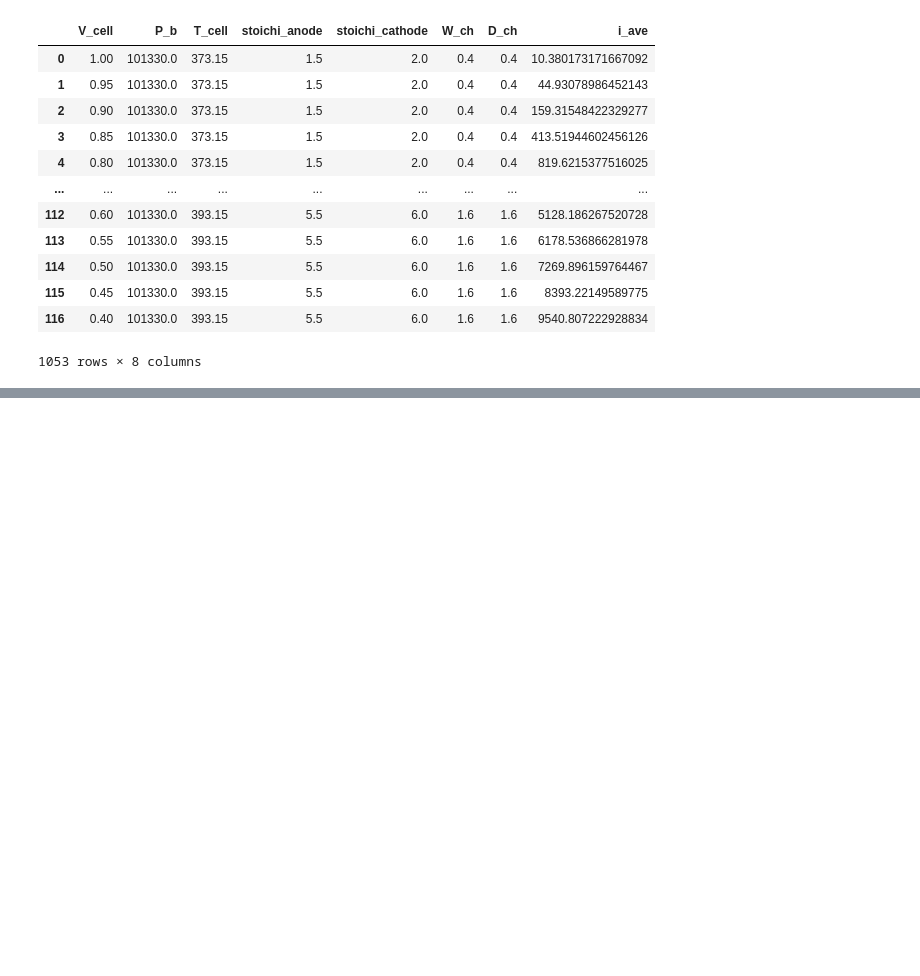
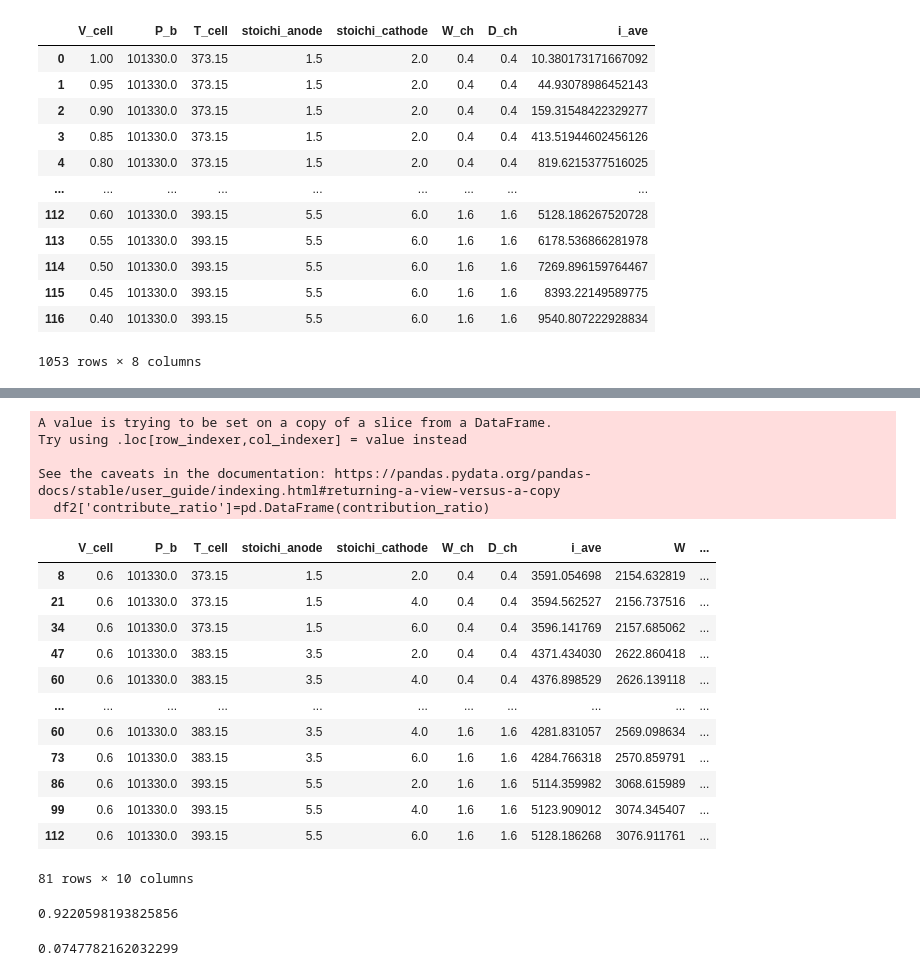
Before and after one commit to OkaHaruya/Oka-fcsl, a Jupyter notebook: ANOVA_24-3-21/OA.ipynb, the cells around one changed output, grey strips where cells are left out. Saved outputs shown, nothing was run; the diff lists cells and outputs as text; code cells hidden in the pictures; blank space fills up the shorter version.

```diff
--- a/ANOVA_24-3-21/OA.ipynb
+++ b/ANOVA_24-3-21/OA.ipynb
@@ -103,0 +122,3 @@ df
+# %%
+df= df.astype(float)
+df.info()
@@ -103,0 +141,3 @@ df
+# %%
+df['W']=df['V_cell']*df['i_ave']
+df
@@ -103,0 +158,3 @@ df
+# %%
+df2 = df[(df['V_cell']==0.60)]
+df2
@@ -103,0 +178,7 @@ df
+# %%
+# 分散分析モデルの定義
+model = ols('W ~ C(P_b) + C(T_cell) + C(stoichi_anode) + C(stoichi_cathode) + C(W_ch) + C(D_ch)', data=df2).fit()
+
+# 分散分析表の表示
+anova_table = sm.stats.anova_lm(model, typ=2)
+anova_table
@@ -103,0 +194,45 @@ df
+# %%
+# 各要素の変動を取得
+total_variance = anova_table['sum_sq']['Residual']  + anova_table['sum_sq']['C(P_b)'] + \
+                anova_table['sum_sq']['C(T_cell)'] + anova_table['sum_sq']['C(stoichi_anode)'] + anova_table['sum_sq']['C(stoichi_cathode)'] + \
+                anova_table['sum_sq']['C(W_ch)'] + anova_table['sum_sq']['C(D_ch)']
+
+treatment_variance = anova_table['sum_sq']['C(P_b)'] + \
+                    anova_table['sum_sq']['C(T_cell)'] + anova_table['sum_sq']['C(stoichi_anode)'] + \
+                    anova_table['sum_sq']['C(stoichi_cathode)'] + anova_table['sum_sq']['C(W_ch)'] + \
+                    anova_table['sum_sq']['C(D_ch)']
+
+#寄与率を計算
+for param in anova_table['sum_sq']:
+    contribution_ratio = []
+    contribution_ratio.append(param / total_variance)
+
+df2['contribute_ratio']=pd.DataFrame(contribution_ratio)
+df2
+# %% [output]
+A value is trying to be set on a copy of a slice from a DataFrame.
+Try using .loc[row_indexer,col_indexer] = value instead
+
+See the caveats in the documentation: https://pandas.pydata.org/pandas-docs/stable/user_guide/indexing.html#returning-a-view-versus-a-copy
+  df2['contribute_ratio']=pd.DataFrame(contribution_ratio)
+|  | V_cell | P_b | T_cell | stoichi_anode | stoichi_cathode | W_ch | D_ch | i_ave | W | ... |
+| 8 | 0.6 | 101330.0 | 373.15 | 1.5 | 2.0 | 0.4 | 0.4 | 3591.054698 | 2154.632819 | ... |
+| 21 | 0.6 | 101330.0 | 373.15 | 1.5 | 4.0 | 0.4 | 0.4 | 3594.562527 | 2156.737516 | ... |
+| 34 | 0.6 | 101330.0 | 373.15 | 1.5 | 6.0 | 0.4 | 0.4 | 3596.141769 | 2157.685062 | ... |
+| 47 | 0.6 | 101330.0 | 383.15 | 3.5 | 2.0 | 0.4 | 0.4 | 4371.434030 | 2622.860418 | ... |
+| 60 | 0.6 | 101330.0 | 383.15 | 3.5 | 4.0 | 0.4 | 0.4 | 4376.898529 | 2626.139118 | ... |
+| ... | ... | ... | ... | ... | ... | ... | ... | ... | ... | ... |
+| 60 | 0.6 | 101330.0 | 383.15 | 3.5 | 4.0 | 1.6 | 1.6 | 4281.831057 | 2569.098634 | ... |
+| 73 | 0.6 | 101330.0 | 383.15 | 3.5 | 6.0 | 1.6 | 1.6 | 4284.766318 | 2570.859791 | ... |
+| 86 | 0.6 | 101330.0 | 393.15 | 5.5 | 2.0 | 1.6 | 1.6 | 5114.359982 | 3068.615989 | ... |
+| 99 | 0.6 | 101330.0 | 393.15 | 5.5 | 4.0 | 1.6 | 1.6 | 5123.909012 | 3074.345407 | ... |
+| 112 | 0.6 | 101330.0 | 393.15 | 5.5 | 6.0 | 1.6 | 1.6 | 5128.186268 | 3076.911761 | ... |
+81 rows × 10 columns
+# %%
+anova_table['sum_sq']['C(T_cell)']/total_variance
+# %% [output]
+0.9220598193825856
+# %%
+anova_table['sum_sq']['C(P_b)']/total_variance
+# %% [output]
+0.0747782162032299
```
Also changed, not shown: parts of 7 cells of this notebook.
